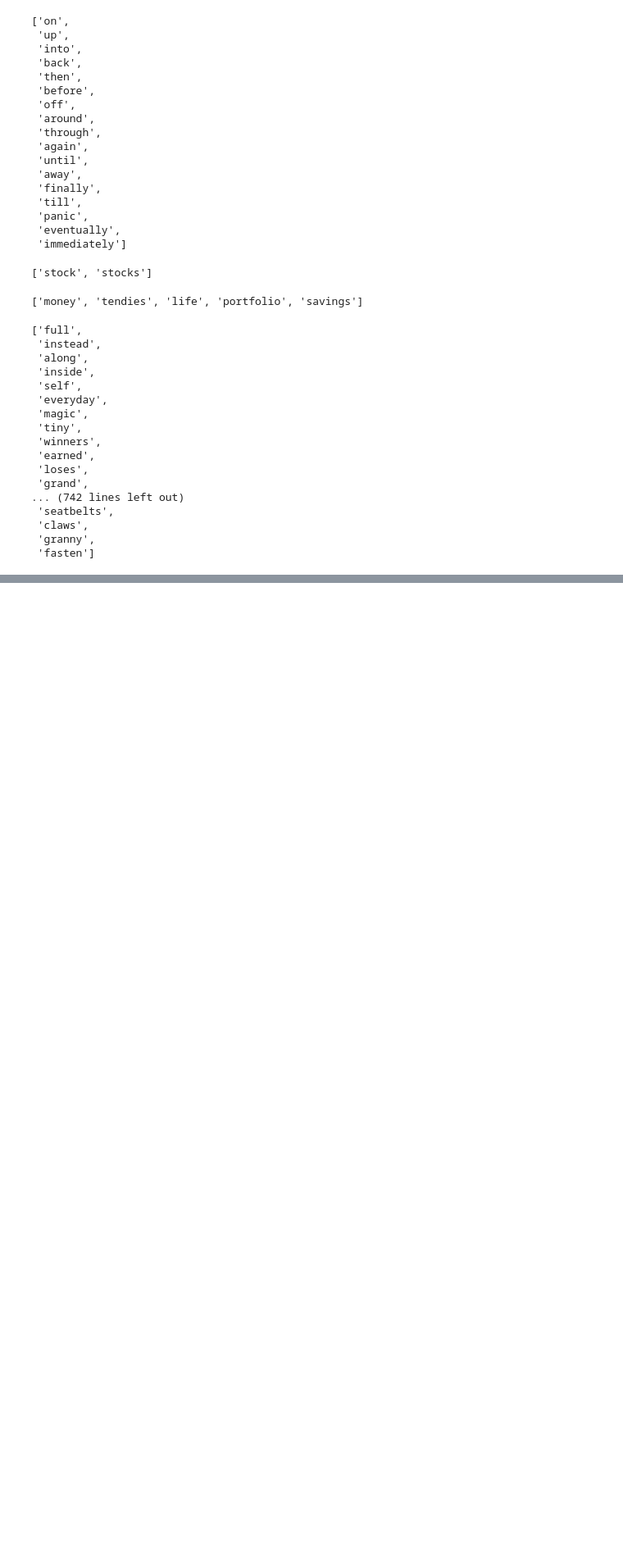
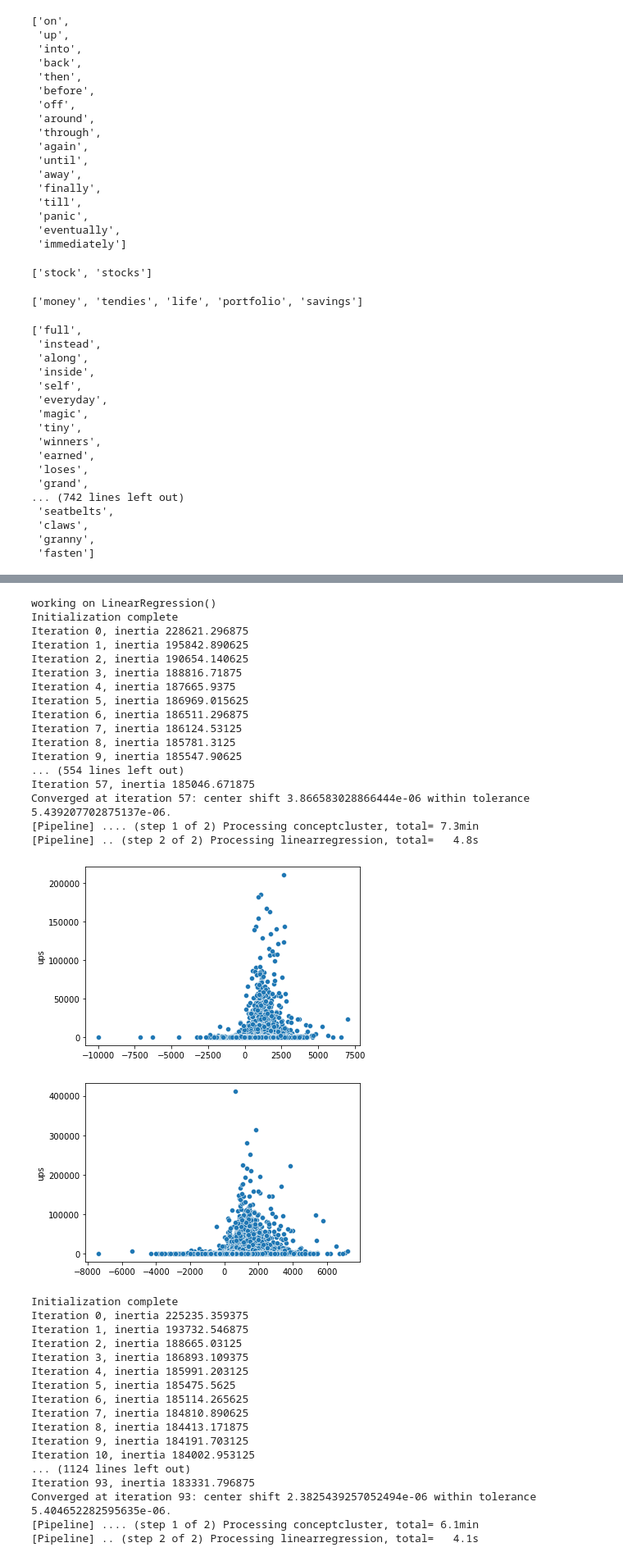
Before and after one commit to ElleNajt/ErdosInstitute-SIG_Project, a Jupyter notebook: Feature_Design/testing_custom_nlp_transformers.ipynb, the cells around one changed output, grey strips where cells are left out. Shown at 82% size. Drawn from its saved outputs; the diff is of its cells as text; code cells hidden in the pictures; blank space fills up the shorter version.

```diff
--- a/Feature_Design/testing_custom_nlp_transformers.ipynb
+++ b/Feature_Design/testing_custom_nlp_transformers.ipynb
@@ -120,7 +120,7 @@ def run_experiment(model, df):
 
     print("working on", model)
 
-    pipe = make_pipeline( model)
+    pipe = make_pipeline(conceptcluster(verbose = True), model, verbose = True)
     pipe.fit(X_train, y_train)
 
 
@@ -133,5 +133,5 @@ def run_experiment(model, df):
     print(scores)
 
 
-for model in [LinearRegression(), xgb.XGBRegressor(random_state=2)]:
-    run_experiment(model, merged)
+#for model in [LinearRegression(), xgb.XGBRegressor(random_state=2)]:
+#    run_experiment(model, df)
@@ -154,0 +138,57 @@ working on XGBRegressor(base_score=None, booster=None, colsample_bylevel=None,
+# %%
+X = df.drop(columns = ['ups'])
+y = df.ups
+
+X_train, X_test, y_train, y_test = train_test_split(X, y,
+                                                random_state=0)
+
+print("working on", model)
+
+pipe = make_pipeline(conceptcluster(verbose = True), LinearRegression(), verbose = True)
+pipe.fit(X_train, y_train)
+
+
+sns.scatterplot(x = pipe.predict(X_test), y = y_test)
+plt.show()
+sns.scatterplot(x = pipe.predict(X_train), y = y_train)
+plt.show()
+
+scores = cross_val_score(pipe,X,y)
+print(scores)
+# %% [output]
+working on LinearRegression()
+Initialization complete
+Iteration 0, inertia 228621.296875
+Iteration 1, inertia 195842.890625
+Iteration 2, inertia 190654.140625
+Iteration 3, inertia 188816.71875
+Iteration 4, inertia 187665.9375
+Iteration 5, inertia 186969.015625
+Iteration 6, inertia 186511.296875
+Iteration 7, inertia 186124.53125
+Iteration 8, inertia 185781.3125
+Iteration 9, inertia 185547.90625
+... (554 lines left out)
+Iteration 57, inertia 185046.671875
+Converged at iteration 57: center shift 3.866583028866444e-06 within tolerance 5.439207702875137e-06.
+[Pipeline] .... (step 1 of 2) Processing conceptcluster, total= 7.3min
+[Pipeline] .. (step 2 of 2) Processing linearregression, total=   4.8s
+[figure, added]
+[figure, added]
+Initialization complete
+Iteration 0, inertia 225235.359375
+Iteration 1, inertia 193732.546875
+Iteration 2, inertia 188665.03125
+Iteration 3, inertia 186893.109375
+Iteration 4, inertia 185991.203125
+Iteration 5, inertia 185475.5625
+Iteration 6, inertia 185114.265625
+Iteration 7, inertia 184810.890625
+Iteration 8, inertia 184413.171875
+Iteration 9, inertia 184191.703125
+Iteration 10, inertia 184002.953125
+... (1124 lines left out)
+Iteration 93, inertia 183331.796875
+Converged at iteration 93: center shift 2.3825439257052494e-06 within tolerance 5.404652282595635e-06.
+[Pipeline] .... (step 1 of 2) Processing conceptcluster, total= 6.1min
+[Pipeline] .. (step 2 of 2) Processing linearregression, total=   4.1s
```
Also changed, not shown: parts of 2 cells of this notebook, 2 other files.
